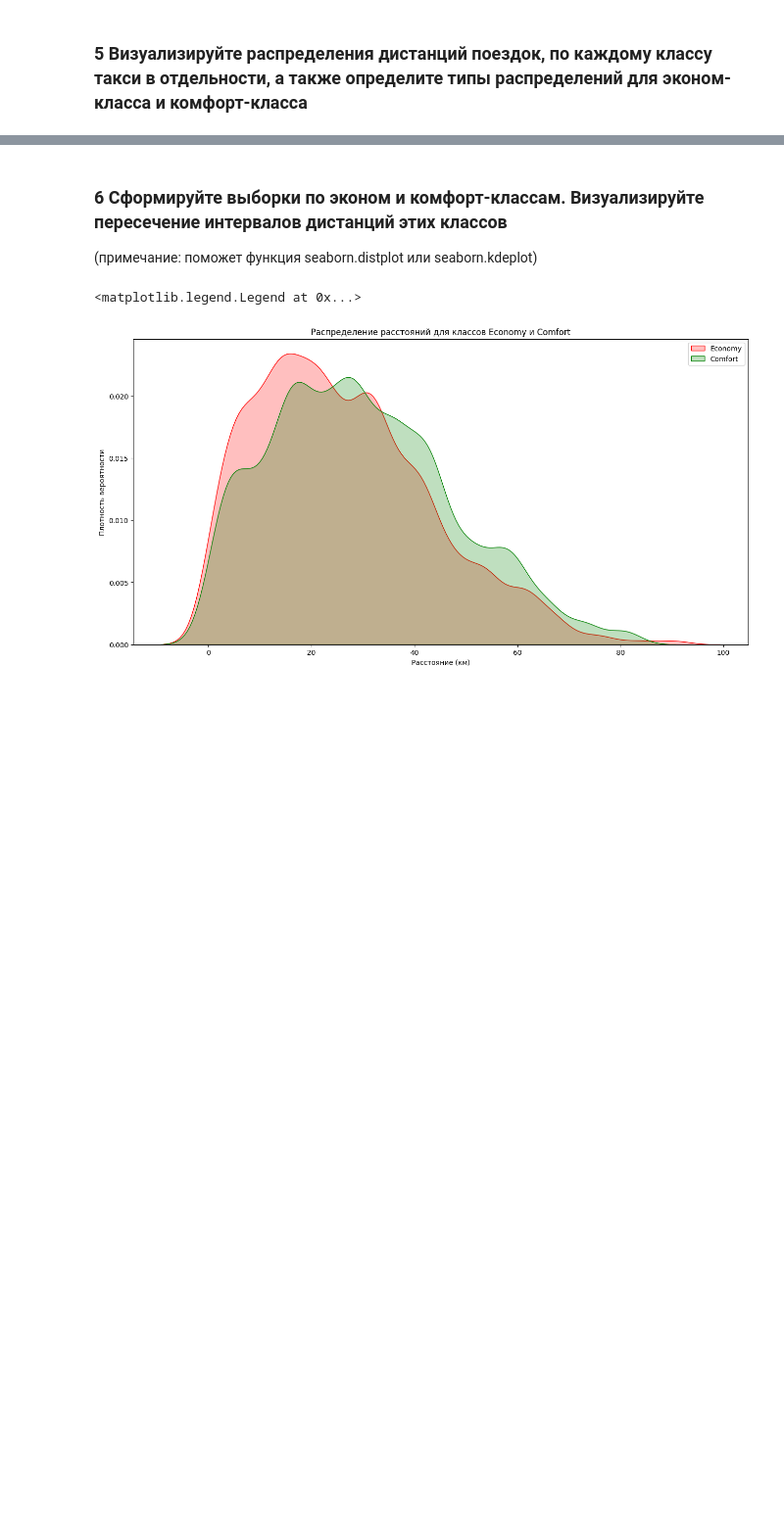
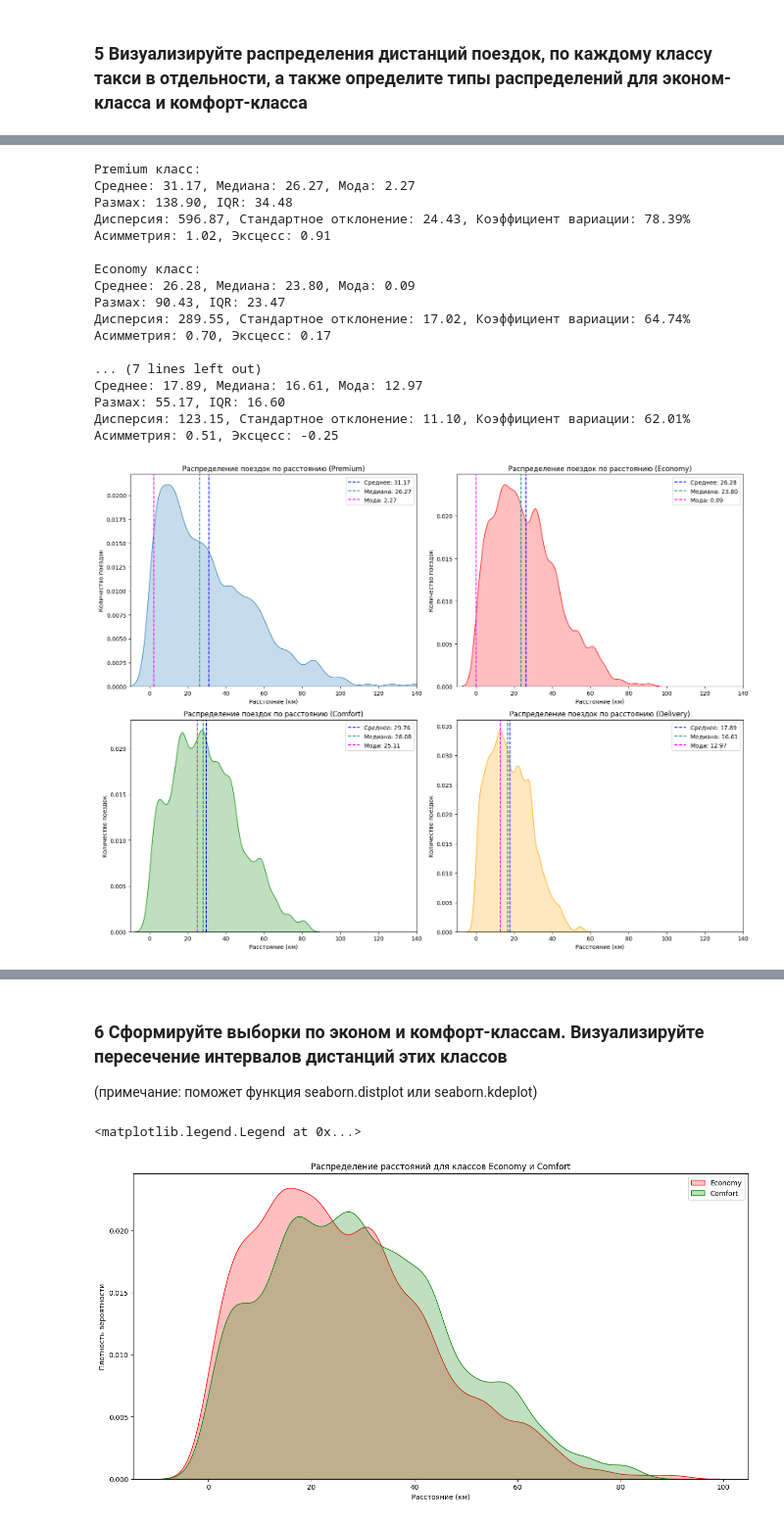
Before and after one commit to IrmA-ErroR/DS_Taxi_strategy, a Jupyter notebook: analysis.ipynb, the cells around one changed output, grey strips where cells are left out. Shown at 98% size. Saved outputs shown, nothing was run; the diff lists cells and outputs as text; code cells hidden in the pictures; blank space fills up the shorter version.

```diff
--- a/analysis.ipynb
+++ b/analysis.ipynb
@@ -371,0 +385,38 @@ plt.show()
+# %%
+def plot_class_distribution(data_dict, colors):
+    plt.figure(figsize=(16, 12))
+
+    for idx, (class_name, distances) in enumerate(data_dict.items(), start=1):
+        plt.subplot(2, 2, idx)
+        sns.kdeplot(distances, fill=True, color=colors[class_name], bw_adjust=0.5)
+        plt.title(f'Распределение поездок по расстоянию ({class_name})')
+        plt.xlim(-10, 140)
+        plt.xlabel('Расстояние (км)')
+        plt.ylabel('Количество поездок')
+        add_stats(distances, class_name)
+
+    # Упорядочение графиков на странице
+    plt.tight_layout()
+    plt.show()
+
+
+plot_class_distribution(class_data, class_colors)
+# %% [output]
+Premium класс:
+Среднее: 31.17, Медиана: 26.27, Мода: 2.27
+Размах: 138.90, IQR: 34.48
+Дисперсия: 596.87, Стандартное отклонение: 24.43, Коэффициент вариации: 78.39%
+Асимметрия: 1.02, Эксцесс: 0.91
+
+Economy класс:
+Среднее: 26.28, Медиана: 23.80, Мода: 0.09
+Размах: 90.43, IQR: 23.47
+Дисперсия: 289.55, Стандартное отклонение: 17.02, Коэффициент вариации: 64.74%
+Асимметрия: 0.70, Эксцесс: 0.17
+
+... (7 lines left out)
+Среднее: 17.89, Медиана: 16.61, Мода: 12.97
+Размах: 55.17, IQR: 16.60
+Дисперсия: 123.15, Стандартное отклонение: 11.10, Коэффициент вариации: 62.01%
+Асимметрия: 0.51, Эксцесс: -0.25
+[figure, added]
```
Also changed, not shown: parts of 12 cells of this notebook, 1 other file.
